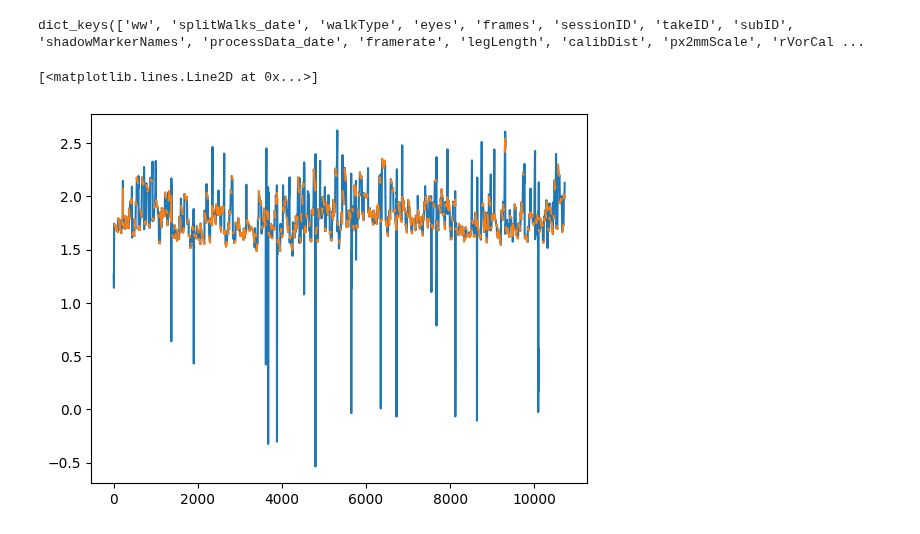
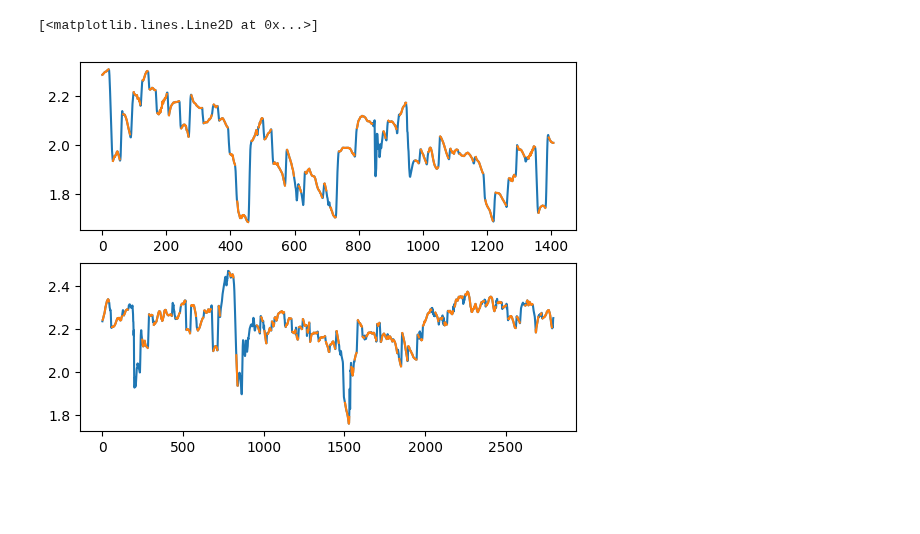
Before and after one commit to BonnenLab/visualize-skelly-laser-environment, a Jupyter notebook: fixations-vs-feet.ipynb, the cells around one changed output. Drawn from its saved outputs; the diff is of its cells as text; code cells hidden in the pictures; blank space fills up the shorter version.

```diff
--- a/fixations-vs-feet.ipynb
+++ b/fixations-vs-feet.ipynb
@@ -8,14 +8,17 @@ import pandas as pd
 
 import json
 
-with open("/N/project/berkeley_walking/BerkeleyData/berkeley_json/s6_12_rocks_allWalks.json", "r") as f:
+#rock sample
+with open("/N/project/berkeley_walking/BerkeleyData/berkeley_json/s5_12_rocks_allWalks.json", "r") as f:
     data = json.load(f)
-with open("/N/project/berkeley_walking/BerkeleyData/berkeley_json/s6_12_rocks_allWalks.json", "w") as f:
+with open("/N/project/berkeley_walking/BerkeleyData/berkeley_json/s5_12_rocks_allWalks.json", "w") as f:
     json.dump(data,f)
+
+#medium sample
+with open("/N/project/berkeley_walking/BerkeleyData/berkeley_json/s5_6_medium_allWalks.json", "r") as f:
+    data_m = json.load(f)
+with open("/N/project/berkeley_walking/BerkeleyData/berkeley_json/s5_6_medium_allWalks.json", "w") as f:
+    json.dump(data_m,f)
 # %%
 framerate = data['framerate']
-# %%
-data.keys()
-# %% [output]
-dict_keys(['ww', 'splitWalks_date', 'walkType', 'eyes', 'frames', 'sessionID', 'takeID', 'subID', 'shadowMarkerNames', 'processData_date', 'framerate', 'legLength', 'calibDist', 'px2mmScale', 'rVorCal ...
 # %%
@@ -25,14 +31,18 @@ time = time -time[0]
 # %%
-fixation = np.array(data['rEye_blinks'], dtype = bool)
-theta = np.array(data['rEye_theta'])
+fixation,fixation_m = np.array(data['rEye_blinks'], dtype = bool), np.array(data_m['rEye_blinks'], dtype = bool)
+theta,theta_m = np.array(data['rEye_theta']), np.array(data_m['rEye_theta'])
 phi = np.array(data['rEye_phi'])
-theta_fix = np.array(data['rEye_theta'])
-theta_fix[fixation] = np.nan
+theta_fix, theta_fix_m = np.array(data['rEye_theta']), np.array(data_m['rEye_theta'])
+theta_fix[fixation], theta_fix_m[fixation_m] = np.nan, np.nan
 
-
+plt.subplot(2,1,1)
 plt.plot(theta)
 plt.plot(theta_fix)
+
+plt.subplot(2,1,2)
+plt.plot(theta_m)
+plt.plot(theta_fix_m)
 # %% [output]
 [<matplotlib.lines.Line2D at 0x...>]
-[figure, old version]
+[figure, new version]
 # %%
```
Also changed, not shown: parts of 29 cells of this notebook.
